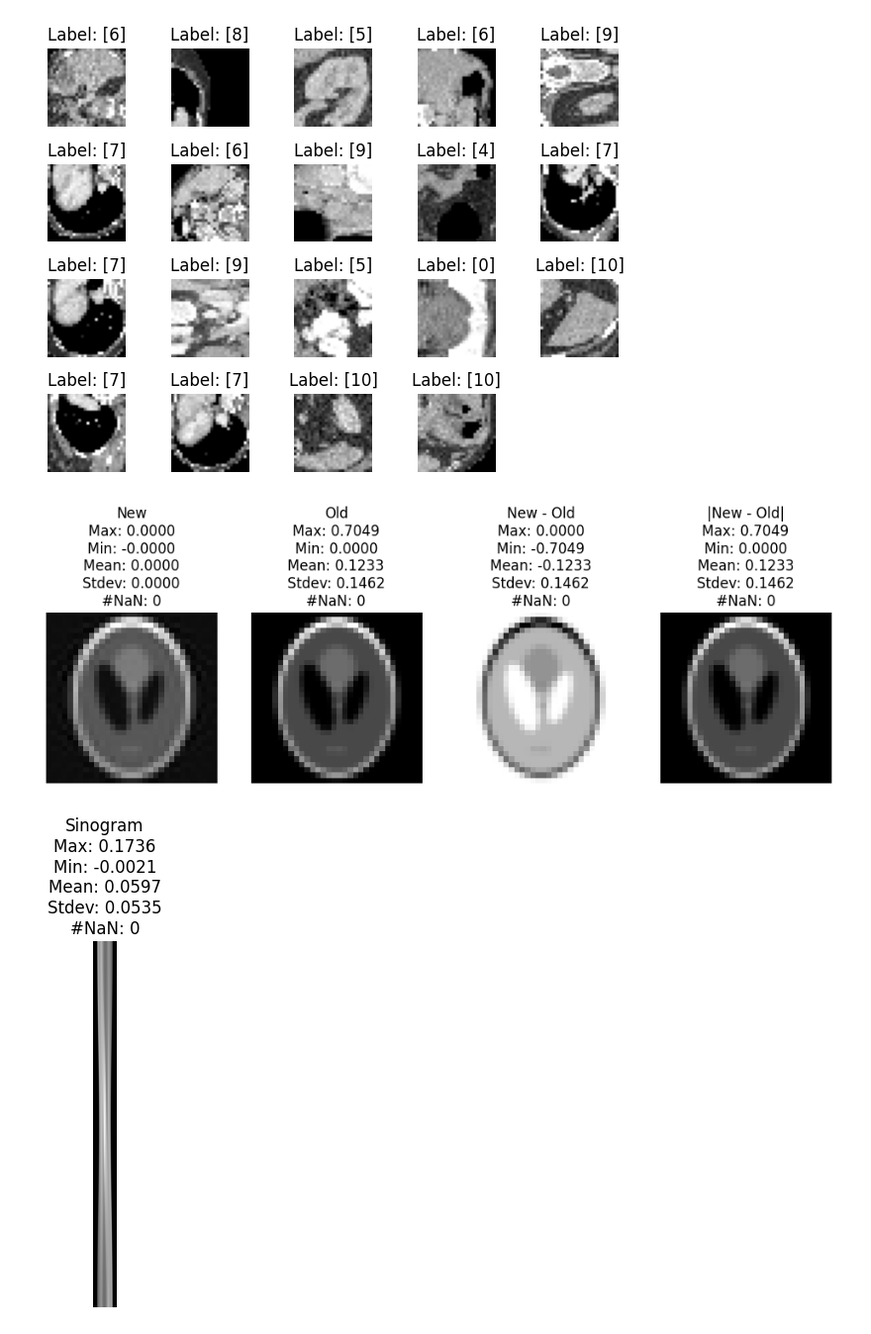
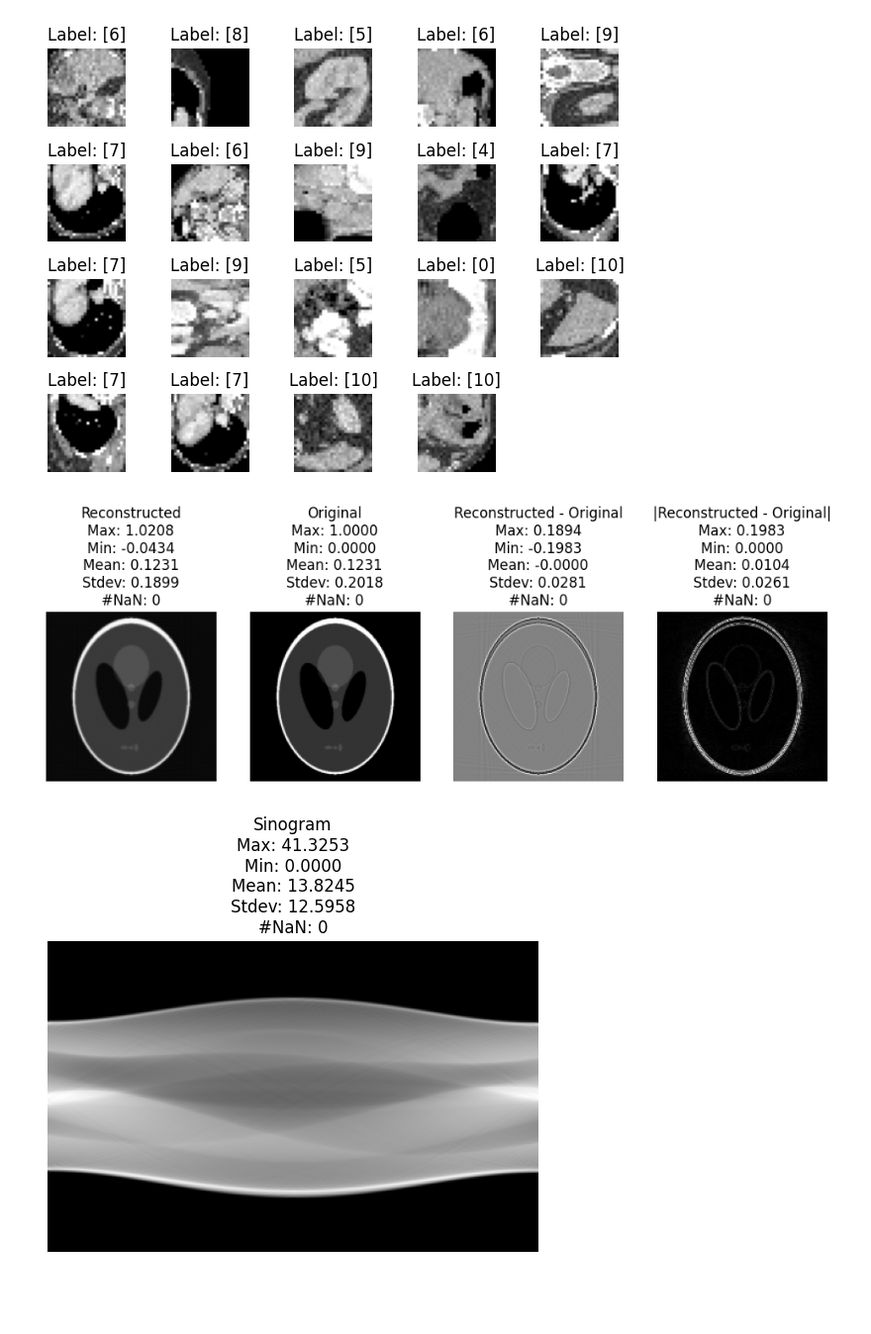
Before and after one commit to JustinCheung168/domain-adaptation-ct, a Jupyter notebook: ct_projection_proto.ipynb, the cells around one changed output. Shown at 99% size. Saved outputs shown, nothing was run; the diff lists cells and outputs as text; code cells hidden in the pictures; blank space fills up the shorter version.

```diff
--- a/ct_projection_proto.ipynb
+++ b/ct_projection_proto.ipynb
@@ -390,34 +107,29 @@ class SinogramCorruptor:
 # %%
 # img = np.asarray(dataset[0][0])
 
-from skimage.transform import resize
-img = np.asarray(Image.open('SheppLogan.png').convert('L'))
-img = resize(img, (32, 32))
+img = shepp_logan_phantom()
+img = resize(img, (160, 160))
 
-
-padder = Padder()
-
+# Pad the image so that when it is rotated during forward projection, no data is lost.
+padder = Padder(pad_sz=Padder.calculate_diagonal_length(img.shape))
 img_pad = padder.pad(img)
 
-projector = Projector(
-  n_detectors = img_pad.shape[0],
-  recon_width = img_pad.shape[1],
-  angles_deg = np.linspace(0, 180, num=720, endpoint=False),
-  kernel_type = KernelType.RAMP
-)
+# num_projections = max(img_pad.shape)
+num_projections = 360
+theta = np.linspace(0., 180., num=num_projections, endpoint=False)
+sinogram = radon(img_pad, theta=theta)
 
-sinogram = projector.forward_project(img_pad)
+corruptor = SinogramCorruptor()
+# sinogram = corruptor.create_multiplicative_ring_artifact(sinogram, detectors=[sinogram.shape[0]//3, 2*sinogram.shape[0]//3, sinogram.shape[0]//4, sinogram.shape[0]//5], factors=[0.8, 0.8, 0.5, 0.0])
+# sinogram = corruptor.create_multiplicative_streak_artifact(sinogram, views=[sinogram.shape[1]//3], factors=[0.0])
 
-# corruptor = SinogramCorruptor()
-# sinogram = corruptor.create_multiplicative_ring_artifact(sinogram, detectors=[img.shape[0]//3, img.shape[0]//4, img.shape[0]*4//5], factors=[0.2, 0.5, 0.0])
-
-img_recon_pad = projector.filtered_backprojection(sinogram)
+img_recon_pad = iradon(sinogram, theta=theta, filter_name='ramp')
+# img_recon_pad = iradon_sart(sinogram, theta=theta, image=None)
 
 img_recon = padder.unpad(img_recon_pad)
 # %%
-
-Display.imshow_diff(img_recon, img, title_stats=True, window=None)
-Display.imshow(sinogram, title="Sinogram", title_stats=True)
+ImShowGray.imshow_diff(img_recon, img, titles=("Reconstructed","Original"), title_stats=True, window=None)
+ImShowGray.imshow(sinogram, title="Sinogram", title_stats=True)
 # %% [output]
-[figure, old version]
+[figure, new version]
-[figure, old version]
+[figure, new version]
```
Also changed, not shown: parts of 9 cells of this notebook.
